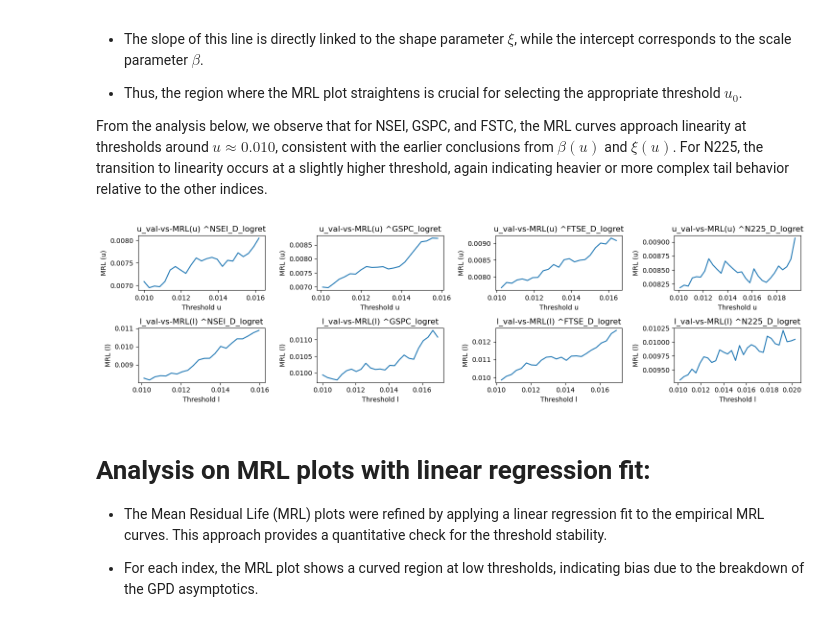
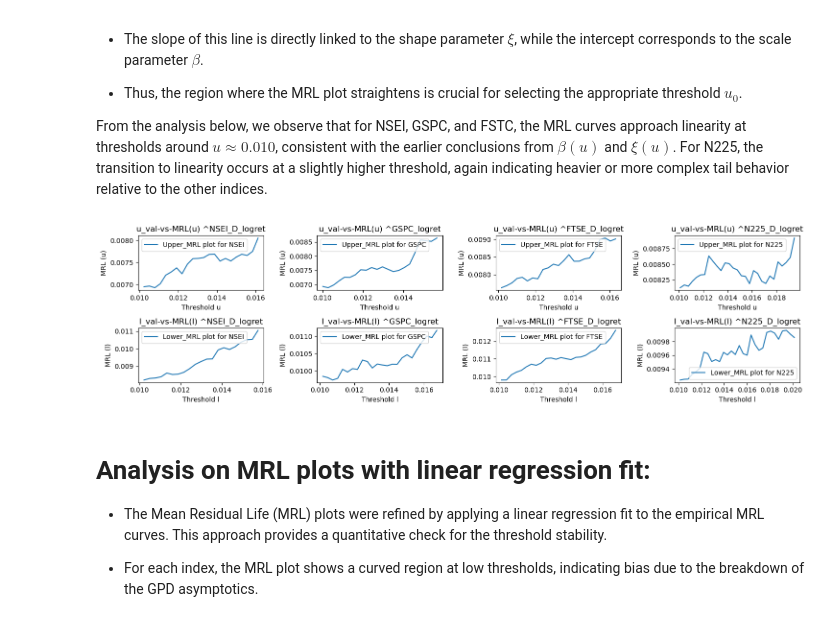
Before and after one commit to pkroy1991/Equity_Tail_Distribution, a Jupyter notebook: Project-2 (Empirical Study of Tail Distribution in Equity Returns).ipynb, the cells around one changed output. Saved outputs shown, nothing was run; the diff lists cells and outputs as text; code cells hidden in the pictures.

```diff
--- a/Project-2 (Empirical Study of Tail Distribution in Equity Returns).ipynb
+++ b/Project-2 (Empirical Study of Tail Distribution in Equity Returns).ipynb
@@ -15,7 +16,7 @@ from sklearn.linear_model import LinearRegression
 # %%
 Tickers = ['^NSEI', '^GSPC', '^FTSE', '^N225']
 # %%
-end_date = datetime.today()
+end_date = datetime(2025, 8, 31)
 start_date = end_date - pd.Timedelta(days=10*365)
 # %%
 jpy = pdr.DataReader('DEXJPUS', 'fred', start = start_date, end=end_date)
@@ -122,10 +123,15 @@ n = len(logret_df.columns)
 fig, ax = plt.subplots(2, n, sharex = 'col', sharey = 'row', figsize=(15, 4))
 axes = ax.flatten()
 logret_df_t_param = []
+deg_f_all = {}
 
 for i, col in enumerate(logret_df):
     deg_f, loc, scale = stats.t.fit(logret_df[col])
     logret_df_t_param.append([deg_f, loc, scale])
+
+    deg_f_all[(col, 'deg_f')] = deg_f
+    deg_f_all[(col, 'loc')] = loc
+    deg_f_all[(col, 'scale')] = scale
 
     stats.probplot(logret_df[col], dist='norm', plot=axes[i])
     axes[i].set_title(f" QQ plot Gaussian vs {col}")
@@ -182,13 +188,15 @@ for i, col in enumerate(logret_df):
     mask = (y_val > 0)
 
 
-    axes[i].loglog(x_val[mask], y_val[mask], marker='o')
-    axes[i].loglog(x_val, normal_pdf_val, marker='_', color = 'r')
+    axes[i].loglog(x_val[mask], y_val[mask], marker='o', label='Empirical')
+    axes[i].loglog(x_val, normal_pdf_val, marker='_', color = 'r', label='Theoritical')
     axes[i].set_title(f"Gaussian vs {col} on loglog")
+    axes[i].legend()
 
-    axes[i+n].loglog(x_val[mask], y_val[mask], marker='o')
-    axes[i+n].loglog(x_val, t_pdf_val, marker='_', color='r')
+    axes[i+n].loglog(x_val[mask], y_val[mask], marker='o', label='Empirical')
+    axes[i+n].loglog(x_val, t_pdf_val, marker='_', color='r', label='Theoritical')
     axes[i+n].set_title(f"t-dist vs {col} on loglog")
+    axes[i+n].legend()
 
 plt.tight_layout()
 plt.show()
@@ -376,36 +384,38 @@ for i, col in enumerate(logret_df):
     u_values = GPD_u_df[col, 'u_val']
     mrl_u_values = GPD_u_df[col, 'mrl_u_val']
 
     l_values = GPD_l_df[col, 'l_val']
     mrl_l_values = GPD_l_df[col, 'mrl_l_val']
 
     u_bdry = 0.010
     u_mask = u_values > u_bdry
 
     l_bdry = 0.010
     l_mask = l_values > l_bdry
 
     u_xi, u_loc, u_beta = genpareto.fit((logret_df[col][logret_df[col] > u_bdry] - u_bdry))
     l_xi, l_loc, l_beta = genpareto.fit((-logret_df[col][-logret_df[col] > -l_bdry] - l_bdry))
     #line_col = (beta + xi*(u_values - u_bdry))/(1 - xi)
 
 
     #print(f"xi, loc and beta for the MRL of {col} are {xi:.5f}, {loc:.5f}, and {beta:.5f} respectively")
 
-    axes[i].plot(u_values[u_mask], mrl_u_values[u_mask], label = f"Upper_MRL plot for {col}")
+    axes[i].plot(u_values[u_mask], mrl_u_values[u_mask], label = f"Upper_MRL plot for {col[1:5]}")
     axes[i].set_title(f"u_val-vs-MRL(u) {col}")
     axes[i].set_xlabel(f'Threshold u')
     axes[i].set_ylabel('MRL (u)')
+    axes[i].legend()
 
-    axes[i+4].plot(l_values[l_mask], mrl_l_values[l_mask], label = f"Lower_MRL plot for {col}")
+    axes[i+4].plot(l_values[l_mask], mrl_l_values[l_mask], label = f"Lower_MRL plot for {col[1:5]}")
     axes[i+4].set_title(f"l_val-vs-MRL(l) {col}")
     axes[i+4].set_xlabel(f"Threshold l")
     axes[i+4].set_ylabel("MRL (l)")
+    axes[i+4].legend()
 
 plt.tight_layout()
 plt.show()
 # %% [output]
-[figure, old version]
+[figure, new version]
 # %% [markdown]
 # Analysis on MRL plots with linear regression fit:
 
```
Also changed, not shown: parts of 14 cells of this notebook, 2 other files.
